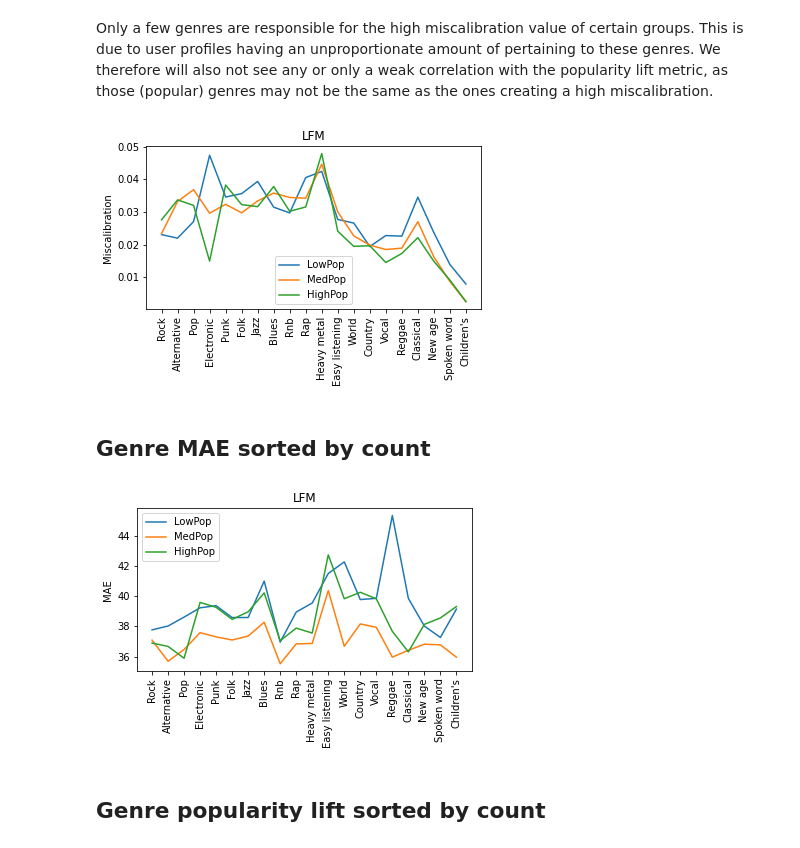
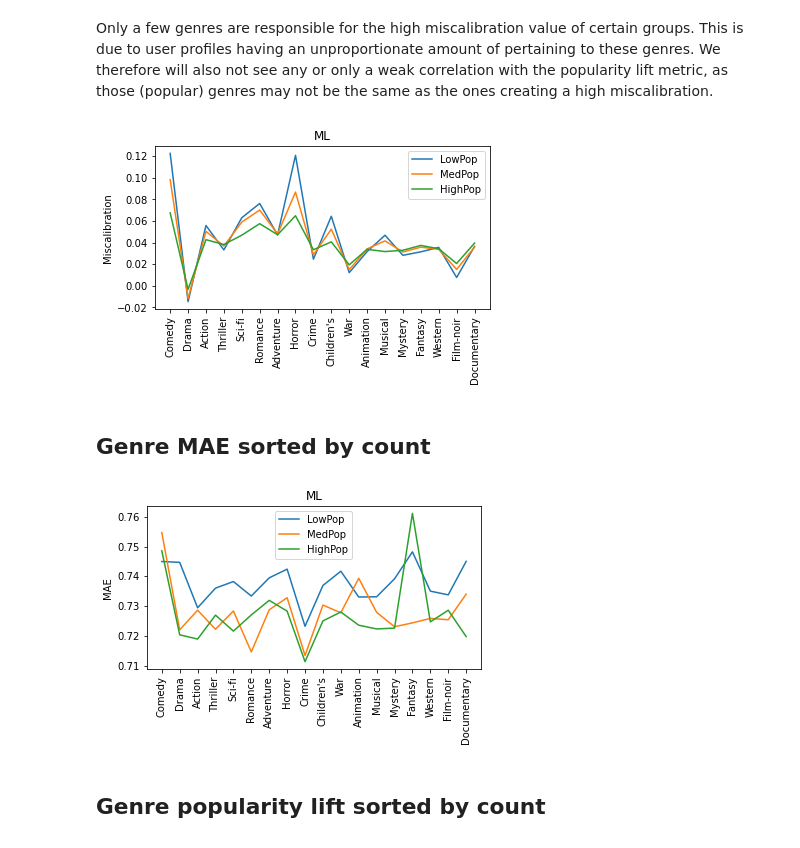
Before and after one commit to domkowald/recsys_inconsistency, a Jupyter notebook: ECIR23.ipynb, the cells around one changed output. Cells and saved outputs as stored; diff of their text form; code cells hidden in the pictures.

```diff
--- a/ECIR23.ipynb
+++ b/ECIR23.ipynb
@@ -22,7 +22,7 @@ from surprise import CoClustering
 from surprise.model_selection import train_test_split, KFold
 # %%
 # constants and initialization
-dataset = 'lfm' # ml, anime
+dataset = 'ml' # folder of dataset: anime, ml, lfm
 item_threshold = 1 # 1 means no filtering
 my_seed = 0
 rd.seed(my_seed)
@@ -640,10 +621,7 @@ def calc_qcu(df_predictions_, df_item_cats_, algo_name):
     df_predictions = df_predictions_.copy()
     df_item_cats = df_item_cats_.copy()
     df_predictions['user'] = df_predictions['user'].astype(int)
-    if dataset == 'book':
-        df_item_cats['item'] = df_item_cats['item'].astype(str)
-    else:
-        df_predictions['item'] = df_predictions['item'].astype(int)
+    df_predictions['item'] = df_predictions['item'].astype(int)
     df_item_cats['cats'] = df_item_cats['cats'].astype(str)
 
     df_predictions['rank'] = df_predictions['rank'].astype(float)
@@ -817,4 +795,4 @@ Ttest_indResult(statistic=7.573440081318267, pvalue=5.520626572395388e-14)
 users = pd.concat([low_users, medium_users, high_users])
 for i in range(len(algo_names)):
     if save_metrics:
-        maes_user[algo_names[i]].loc[maes_user[algo_names[i]]['user'].isin(users.index)].groupby('user')['mae'].mean().reset_index().merge(pls[algo_names[i]].loc[pls[algo_names[i]]['user'].isin(users.index)], on='user').merge(MC_kl_d[algo_names[i]].loc[MC_kl_d[algo_names[i]]['user'].isin(users.index)], on='user').to_csv( 'output/' + algo_names[i] + '.csv', sep=';')
+        maes_user[algo_names[i]].loc[maes_user[algo_names[i]]['user'].isin(users.index)].groupby('user')['mae'].mean().reset_index().merge(pls[algo_names[i]].loc[pls[algo_names[i]]['user'].isin(users.index)], on='user').merge(MC_kl_d[algo_names[i]].loc[MC_kl_d[algo_names[i]]['user'].isin(users.index)], on='user').to_csv(  algo_names[i] + '.csv', sep=';')
@@ -829,54 +803,56 @@ nmf = 3
+# %%
+# set algorithm for plots manually: useritem = 0, knn = 1, knnavg = 2, nmf = 3, cocluster = 4
+selected_algorithm = 3
 # %%
-# durch reset_index nicht die selben index wie die gemergde tabelle, deshalb probleme
-df_6 = df_test.copy(deep=True)#.sort_values('count',ignore_index=True, ascending=False).drop(range(20, 44)).reset_index(drop=True)
+df_genre_mc_count = df_cat_dist.copy(deep=True)
 groups = ['LowPop', 'MedPop', 'HighPop']
 for i in range(len(groups)):
-    df_6[groups[i]] = MC_cat_d[algo_names[nmf]][i].to_frame()['mc']
-df_6 = df_6.sort_values('count',ignore_index=True, ascending=False)
+    df_genre_mc_count[groups[i]] = MC_cat_d[algo_names[selected_algorithm]][i].to_frame()['mc']
+df_genre_mc_count = df_genre_mc_count.sort_values('count', ignore_index=True, ascending=False)
 if dataset == 'anime':
-    df_6 = df_6.drop(range(20, 36)).reset_index(drop=True)
-    df_6 = df_6.drop(range(21, 28)).reset_index(drop=True)
-    df_6 = df_6.drop(range(7, 8)).reset_index(drop=True)
-df_6.plot.line(y=groups, x='category', figsize=(6, 3), legend=True)
-labels = [label.capitalize() for label in list(df_6['category'])]
+    df_genre_mc_count = df_genre_mc_count.drop(range(20, 36)).reset_index(drop=True)
+    df_genre_mc_count = df_genre_mc_count.drop(range(21, 28)).reset_index(drop=True)
+    df_genre_mc_count = df_genre_mc_count.drop(range(7, 8)).reset_index(drop=True)
+df_genre_mc_count.plot.line(y=groups, x='category', figsize=(6, 3), legend=True)
+labels = [label.capitalize() for label in list(df_genre_mc_count['category'])]
 
-plt.title({'anime':'MAL', 'book':'BookCrossing', 'movie':'ML', 'music':'LFM', 'yahoo':'Yahoo! Movies'}[dataset])
+plt.title({'anime':'MAL', 'ml':'ML', 'lfm':'LFM'}[dataset])
 plt.xticks(ticks=range(len(labels)), labels=labels, rotation=90)
-# if type == 'music':
+# if type == 'lfm':
 plt.ylabel("Miscalibration")
 plt.xlabel("")
-plt.savefig('output/' + dataset + '_genre_mc_count_' + algo_names[nmf] + '.pdf', dpi=300, bbox_inches='tight')
+plt.savefig(dataset + '/genre_mc_count_' + algo_names[selected_algorithm] + '.pdf', dpi=300, bbox_inches='tight')
 plt.show()
 # %% [output]
-[figure, old version]
+[figure, new version]
 # %% [markdown]
 ## Genre MAE sorted by count
 # %%
-df_7 = df_test.copy(deep=True)
+df_genre_mae_count = df_cat_dist.copy(deep=True)
 groups = ['LowPop', 'MedPop', 'HighPop']
 for i in range(len(groups)):
-    df_mae_item = maes[algo_names[nmf]]
+    df_mae_item = maes[algo_names[selected_algorithm]]
     df_mae_item = df_mae_item.loc[df_mae_item['user'].isin([low_users, medium_users, high_users][i].index)].drop(['user'], axis=1)
     df_mae_item['item'] = df_mae_item['item'].astype(int)
     df_mae_item = df_mae_item.merge(df_item_cats,on='item', how='left')
     df_mae_item["cats"] = df_mae_item["cats"].str.split("|")
-    df_7[groups[i]] = df_mae_item.explode("cats").reset_index(drop=True).drop(['item'], axis=1).groupby('cats')['mae'].mean().reset_index()['mae']
+    df_genre_mae_count[groups[i]] = df_mae_item.explode("cats").reset_index(drop=True).drop(['item'], axis=1).groupby('cats')['mae'].mean().reset_index()['mae']
 
-df_7 = df_7.sort_values('count',ignore_index=True, ascending=False)
+df_genre_mae_count = df_genre_mae_count.sort_values('count', ignore_index=True, ascending=False)
 if dataset == 'anime':
-    df_7 = df_7.drop(range(20, 36)).reset_index(drop=True)
-    df_7 = df_7.drop(range(21, 28)).reset_index(drop=True)
-df_7.plot.line(y=groups, x='category', figsize=(6, 3))
-labels = [label.capitalize() for label in list(df_7['category'])]
+    df_genre_mae_count = df_genre_mae_count.drop(range(20, 36)).reset_index(drop=True)
+    df_genre_mae_count = df_genre_mae_count.drop(range(21, 28)).reset_index(drop=True)
+df_genre_mae_count.plot.line(y=groups, x='category', figsize=(6, 3))
+labels = [label.capitalize() for label in list(df_genre_mae_count['category'])]
 
-plt.title({'anime':'MAL', 'book':'BookCrossing', 'movie':'ML', 'music':'LFM', 'yahoo':'Yahoo! Movies'}[dataset])
+plt.title({'anime':'MAL', 'ml':'ML', 'lfm':'LFM'}[dataset])
 plt.xticks(ticks=range(len(labels)), labels=labels, rotation=90)
 plt.ylabel("MAE")
 plt.xlabel("")
-plt.savefig('output/' + dataset + '_genre_mae_count_' + algo_names[nmf] + '.pdf', dpi=300, bbox_inches='tight')
+plt.savefig(dataset + '/genre_mae_count_' + algo_names[selected_algorithm] + '.pdf', dpi=300, bbox_inches='tight')
 plt.show()
 # %% [output]
-[figure, old version]
+[figure, new version]
 # %% [markdown]
 ## Genre popularity lift sorted by count
 # %%
```
Also changed, not shown: parts of 24 cells of this notebook.
